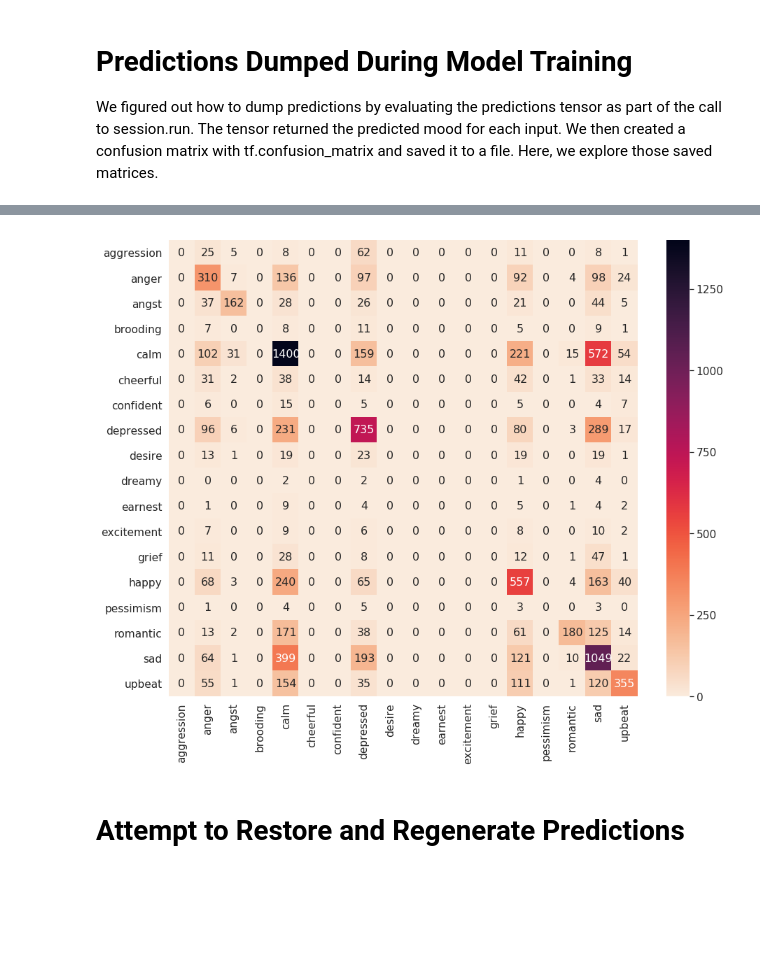
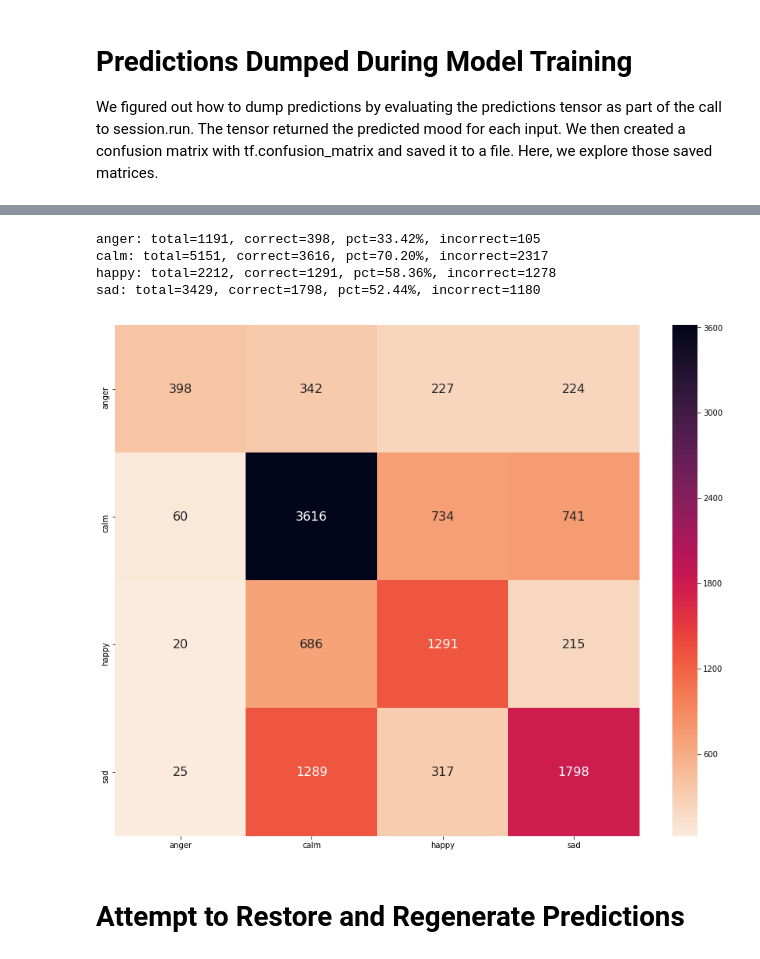
Before and after one commit to workmanjack/lyric-mood-classification, a Jupyter notebook: predictions.ipynb, the cells around one changed output, grey strips where cells are left out. Cells and saved outputs as stored; diff of their text form; code cells hidden in the pictures; blank space fills up the shorter version.

```diff
--- a/predictions.ipynb
+++ b/predictions.ipynb
@@ -23,30 +59,24 @@ conf_matrices = [
     'logs/tf/runs/Em-300_FS-3-4-5_NF-300_D-0.75_L2-0.01_B-128_Ep-12_W2V-1_V-49999/3100_confusion.csv',
     'logs/tf/runs/Em-300_FS-3-4-5_NF-300_D-0.75_L2-0.01_B-128_Ep-12_W2V-1_V-49999/3600_confusion.csv',
     'logs/tf/runs/Em-300_FS-3-4-5_NF-300_D-0.75_L2-0.01_B-128_Ep-11_W2V-1_V-49999/2640_confusion.csv',
+    'logs/tf/runs/Em-300_FS-3-4-5_NF-300_D-0.75_L2-0.01_B-128_Ep-11_W2V-1_V-49999_mood-quadrants/3091_confusion.csv'
 ]
 # %%
-# https://stackoverflow.com/questions/35572000/how-can-i-plot-a-confusion-matrix
-#for conf_csv in conf_matrices:
-def display_conf_matrix(csv_path):
-    df_cm = pd.read_csv(csv_path)
-    # in case we saved csv with the index
-    if 'Unnamed: 0' in df_cm.columns:
-        df_cm = df_cm.drop('Unnamed: 0', axis=1)
+df_cm = pd.read_csv(conf_matrices[4])
+# in case we saved csv with the index
+if 'Unnamed: 0' in df_cm.columns:
+    df_cm = df_cm.drop('Unnamed: 0', axis=1)
     df_cm = df_cm.rename(columns=mood_map)
     df_cm.index = moods_ordered
-    plt.figure(figsize=(15,12))
-    #sn.set(font_scale=1.4)#for label size
-    # https://stackoverflow.com/questions/29647749/seaborn-showing-scientific-notation-in-heatmap-for-3-digit-numbers
-    _ = sn.heatmap(
-            df_cm,
-            annot=True,
-            fmt='g',
-            annot_kws={"size": 16},
-            cmap=sn.cm.rocket_r)
+
+display_conf_matrix(df_cm)
+display_mood_pcts(df_cm)
+# %% [output]
+anger: total=1191, correct=398, pct=33.42%, incorrect=105
+calm: total=5151, correct=3616, pct=70.20%, incorrect=2317
+happy: total=2212, correct=1291, pct=58.36%, incorrect=1278
+sad: total=3429, correct=1798, pct=52.44%, incorrect=1180
+[figure, added]
-# %%
-display_conf_matrix(conf_matrices[3])
-# %% [output]
-[figure, removed]
 # %% [markdown]
 # Attempt to Restore and Regenerate Predictions
 # %% [markdown]
```
Also changed, not shown: parts of 5 cells of this notebook, 2 other files.
